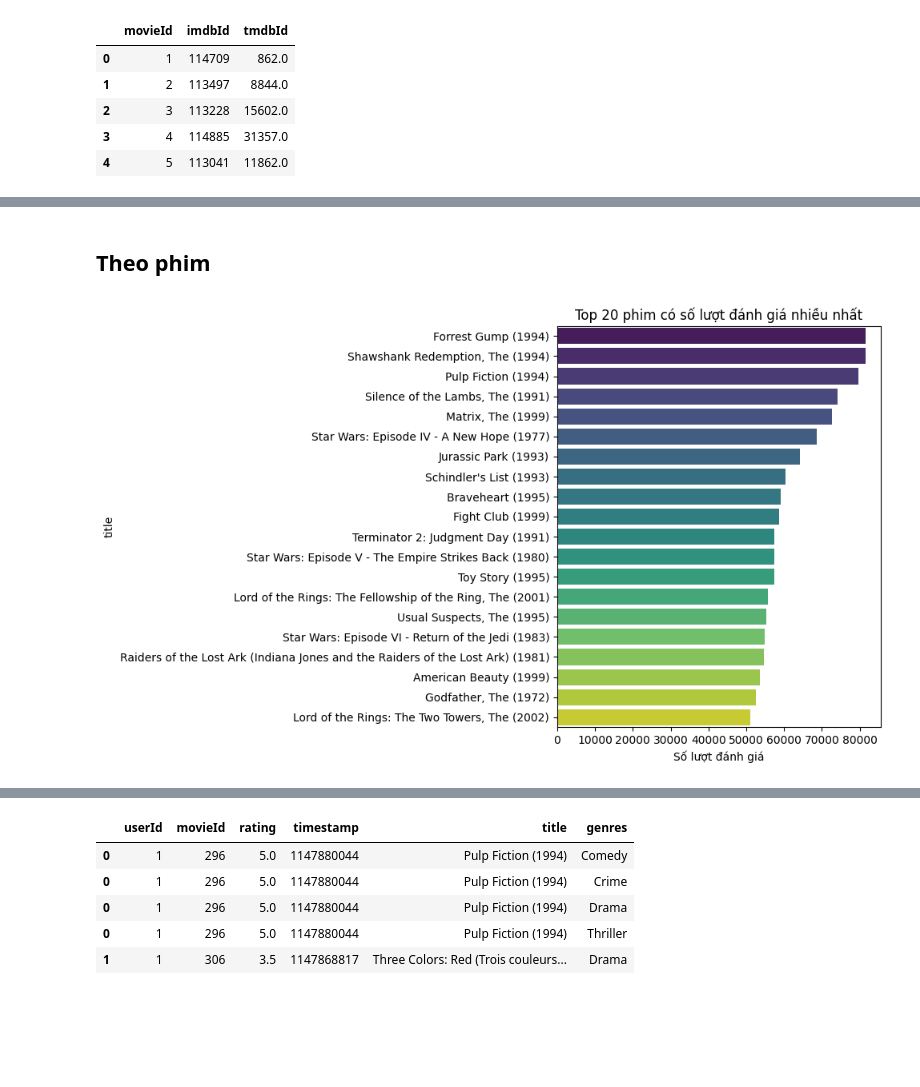
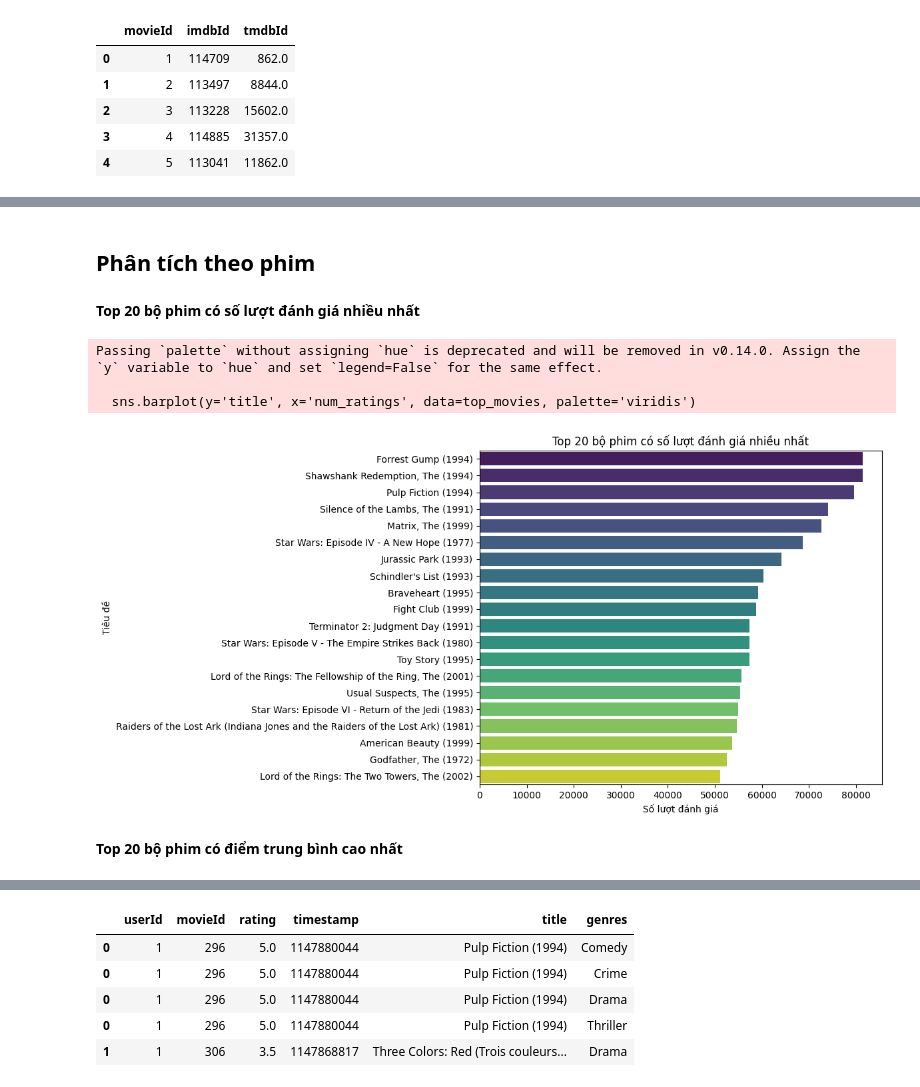
Before and after one commit to ththu0205/SVD-in-Movie-Recommendation-Systems, a Jupyter notebook: baseline_SVD/phase1.ipynb, the cells around one changed output, grey strips where cells are left out. Saved outputs shown, nothing was run; the diff lists cells and outputs as text; code cells hidden in the pictures; blank space fills up the shorter version.

```diff
--- a/baseline_SVD/phase1.ipynb
+++ b/baseline_SVD/phase1.ipynb
@@ -9,8 +9,9 @@ from sklearn.model_selection import train_test_split
 from sklearn.preprocessing import LabelEncoder
 from sklearn.metrics import mean_squared_error, mean_absolute_error
 # %%
-rating = pd.read_csv("/kaggle/input/movielens-25m-dataset/ml-25m/ratings.csv")
-movie = pd.read_csv("/kaggle/input/movielens-25m-dataset/ml-25m/movies.csv")
-link = pd.read_csv("/kaggle/input/movielens-25m-dataset/ml-25m/links.csv")
+# Load dataset
+rating = pd.read_csv("ml-25m/ratings.csv")
+movie = pd.read_csv("ml-25m/movies.csv")
+link = pd.read_csv("ml-25m/links.csv")
 # %%
 print("="*50)
@@ -65,17 +72,28 @@ plt.show()
 # %% [markdown]
-## Theo phim
+## Phân tích theo phim
+# %% [markdown]
+**Top 20 bộ phim có số lượt đánh giá nhiều nhất**
 # %%
-# Top 20 phim có số lượt đánh giá nhiều nhất
+# Lấy danh sách 20 bộ phim có số lượt đánh giá cao nhất
 top_movies = rating['movieId'].value_counts().head(20)
+# Tạo DataFrame
 top_movies = pd.DataFrame({'movieId': top_movies.index, 'num_ratings': top_movies.values})
+# Gộp dữ liệu với bảng 'movie' để lấy tên phim
 top_movies = top_movies.merge(movie[['movieId', 'title']], on='movieId')
 
-plt.figure(figsize=(10, 6))
+# Vẽ biểu đồ
+plt.figure(figsize=(12, 6))
 sns.barplot(y='title', x='num_ratings', data=top_movies, palette='viridis')
-plt.title('Top 20 phim có số lượt đánh giá nhiều nhất')
+plt.title('Top 20 bộ phim có số lượt đánh giá nhiều nhất')
 plt.xlabel('Số lượt đánh giá')
+plt.ylabel('Tiêu đề')
 plt.tight_layout()
 plt.show()
 # %% [output]
+Passing `palette` without assigning `hue` is deprecated and will be removed in v0.14.0. Assign the `y` variable to `hue` and set `legend=False` for the same effect.
+
+  sns.barplot(y='title', x='num_ratings', data=top_movies, palette='viridis')
-[figure, old version]
+[figure, new version]
+# %% [markdown]
+**Top 20 bộ phim có điểm trung bình cao nhất**
 # %%
```
Also changed, not shown: parts of 25 cells of this notebook, 2 other files.
